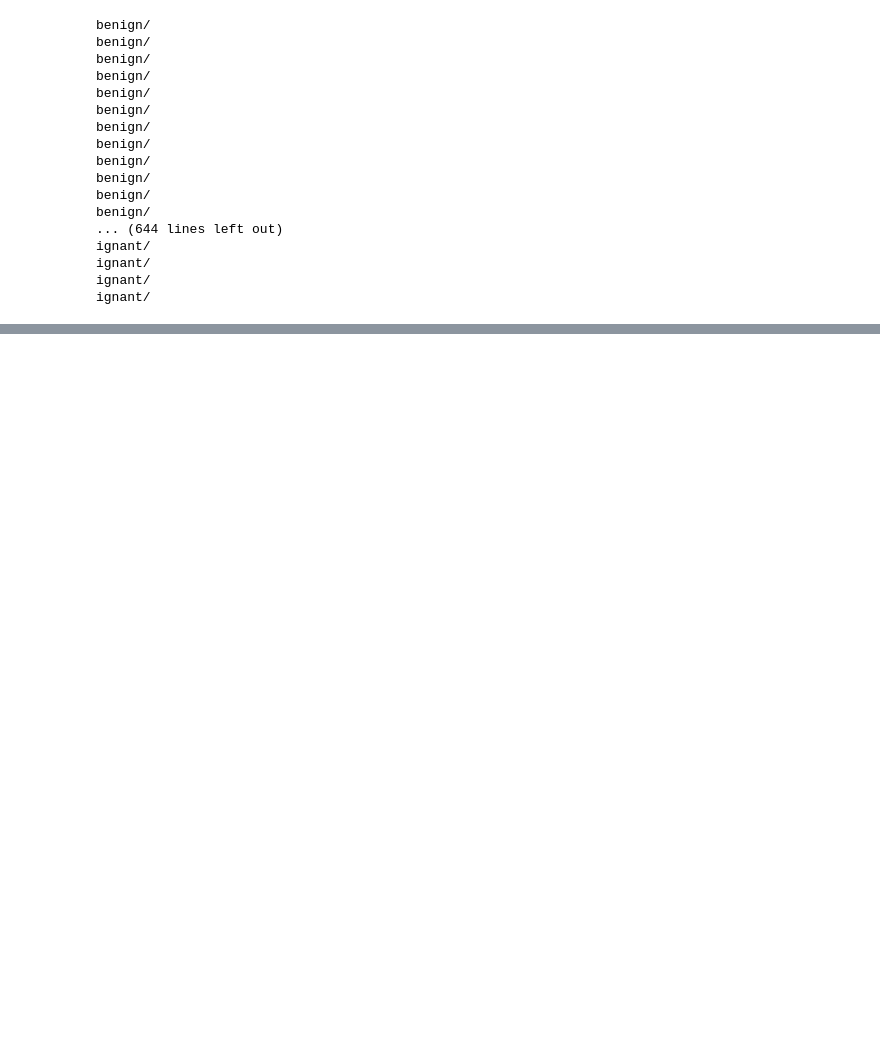
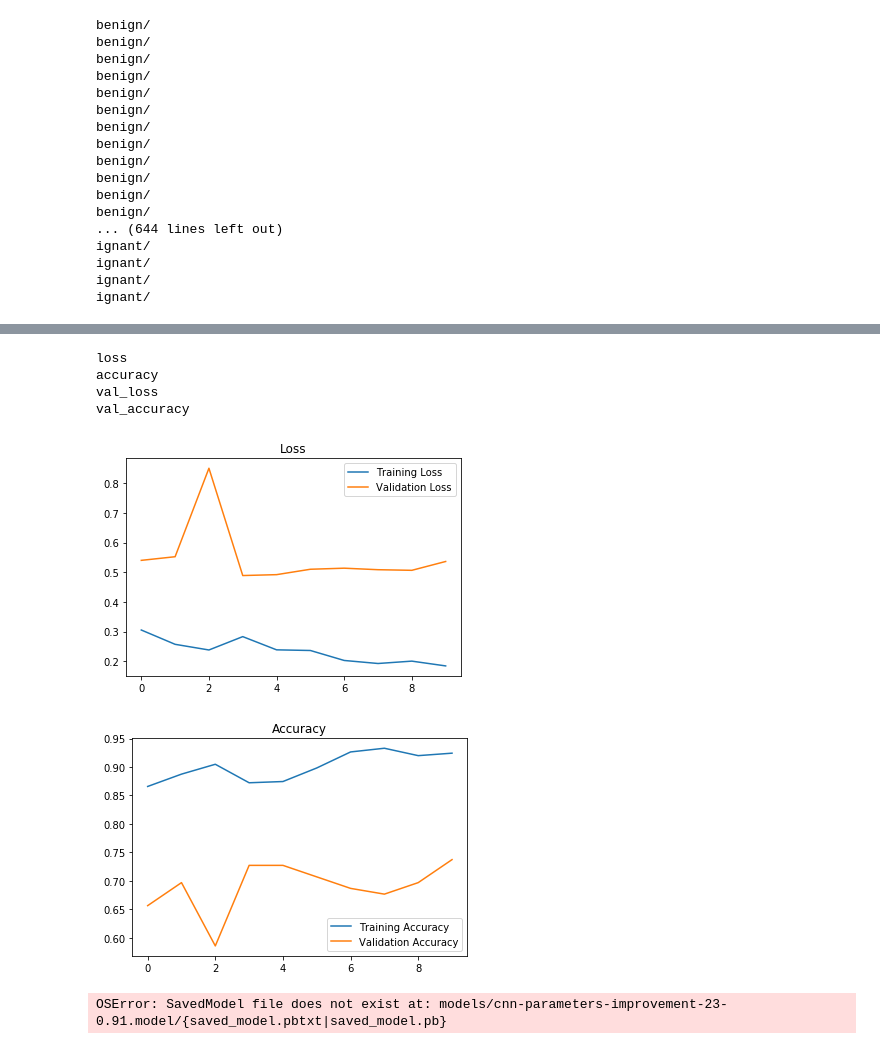
Before and after one commit to sendmail123/DataScience, a Jupyter notebook: Project.ipynb, the cells around one changed output, grey strips where cells are left out. Drawn from its saved outputs; the diff is of its cells as text; code cells hidden in the pictures; blank space fills up the shorter version.

```diff
--- a/Project.ipynb
+++ b/Project.ipynb
@@ -207,0 +336,2 @@ ignant/
+# %%
+model.compile(optimizer='adam', loss='binary_crossentropy', metrics=['accuracy'])
@@ -207,0 +348,4 @@ ignant/
+# %%
+
+
+model.fit(x=X_train, y=y_train, batch_size=32,epochs=10,validation_data=(X_val, y_val))
@@ -207,0 +371,42 @@ ignant/
+# %%
+history = model.history.history
+# %%
+for key in history.keys():
+    print(key)
+# %% [output]
+loss
+accuracy
+val_loss
+val_accuracy
+# %%
+def plot_metrics(history):
+
+    train_loss = history['loss']
+    val_loss = history['val_loss']
+    train_acc = history['accuracy']
+    val_acc = history['val_accuracy']
+
+    # Loss
+    plt.figure()
+    plt.plot(train_loss, label='Training Loss')
+    plt.plot(val_loss, label='Validation Loss')
+    plt.title('Loss')
+    plt.legend()
+    plt.show()
+
+    # Accuracy
+    plt.figure()
+    plt.plot(train_acc, label='Training Accuracy')
+    plt.plot(val_acc, label='Validation Accuracy')
+    plt.title('Accuracy')
+    plt.legend()
+    plt.show()
+# %%
+plot_metrics(history)
+# %% [output]
+[figure, added]
+[figure, added]
+# %%
+best_model = load_model(filepath='models/cnn-parameters-improvement-23-0.91.model')
+# %% [output]
+OSError: SavedModel file does not exist at: models/cnn-parameters-improvement-23-0.91.model/{saved_model.pbtxt|saved_model.pb}
```
Also changed, not shown: parts of 18 cells of this notebook.
